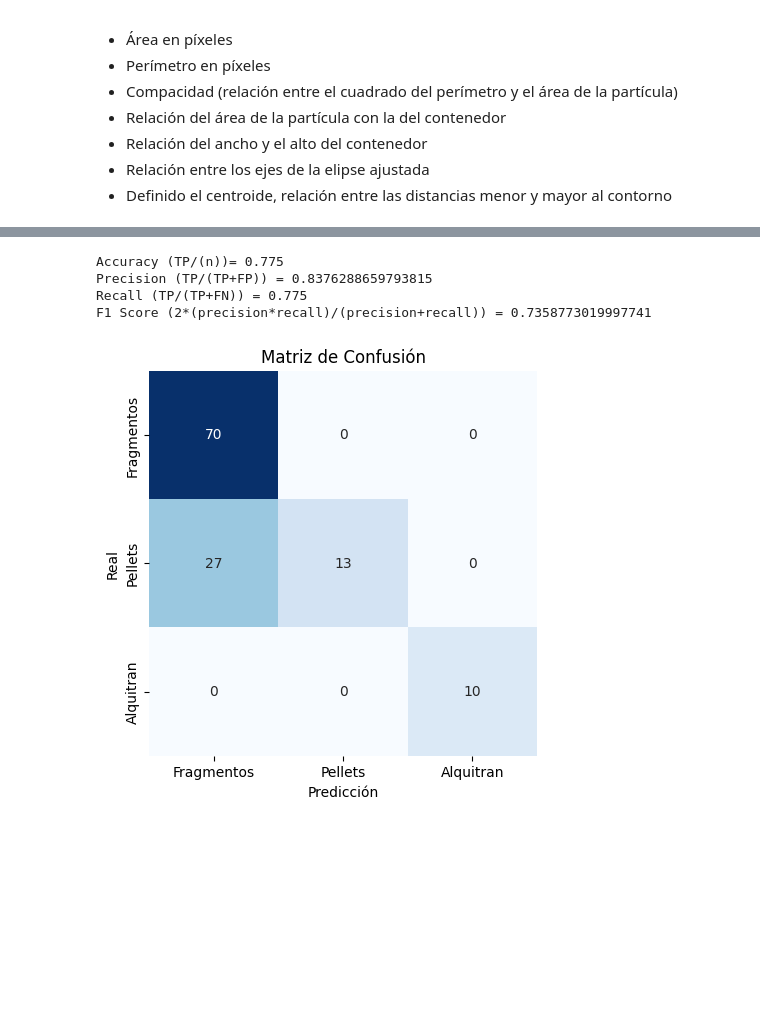
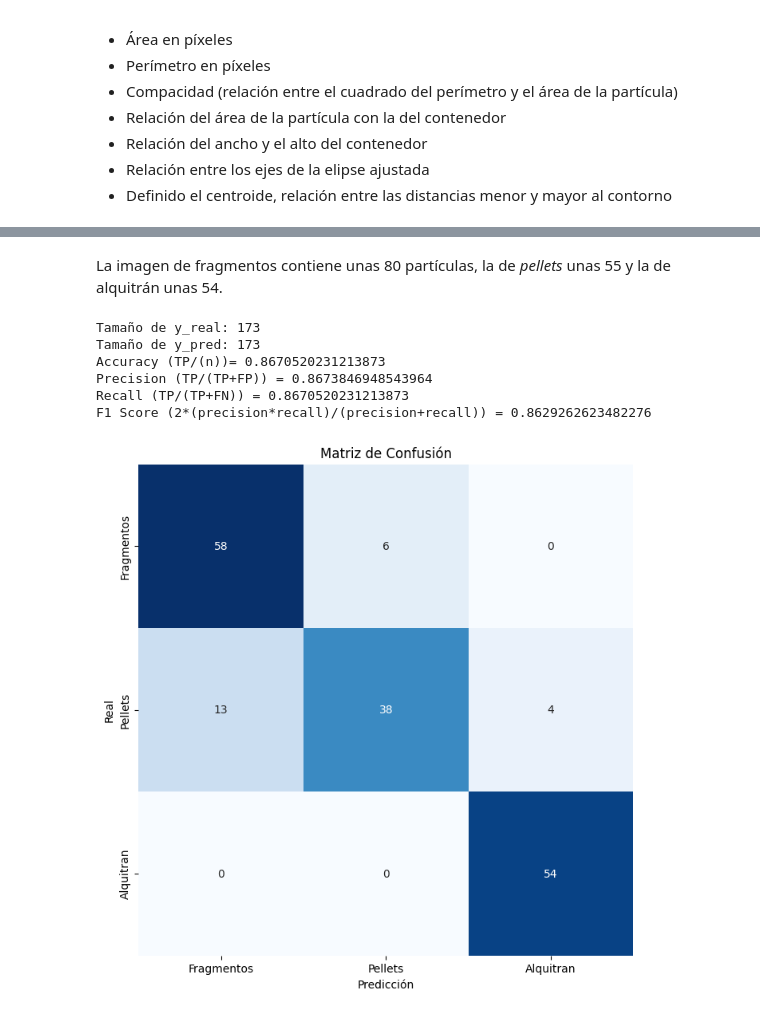
Before and after one commit to VisionPorComputador-G17/P3, a Jupyter notebook: VC_P3.ipynb, the cells around one changed output, grey strips where cells are left out. Drawn from its saved outputs; the diff is of its cells as text; code cells hidden in the pictures; blank space fills up the shorter version.

```diff
--- a/VC_P3.ipynb
+++ b/VC_P3.ipynb
@@ -230,39 +285,52 @@ Fragmentos: 45, Pellets: 13, Alquitran: 10
+# %% [markdown]
+La imagen de fragmentos contiene unas 80 partículas, la de *pellets* unas 55 y la de alquitrán unas 54.
 # %%
+from sklearn.metrics import confusion_matrix, accuracy_score, precision_score, recall_score, f1_score
 import seaborn as sns
-from sklearn.metrics import confusion_matrix, accuracy_score, precision_score, recall_score, f1_score
+import numpy as np
+import matplotlib.pyplot as plt
 
-# Valores reales
-# Alquitran: 10, Pellets: 40, Fragmentos: 70
-y_real = np.array([2] * 10 + [1] * 40 + [0] * 70)  # 0 = Fragmentos, 1 = Pellets, 2 = Alquitran
+# Valores reales (fragmentos, pellets, alquitrán)
+y_real = np.array([0] * 64 + [1] * 55 + [2] * 54)  # 0 = Fragmentos, 1 = Pellets, 2 = Alquitran
 
-# Valores predichos
-# Alquitran: 10, Pellets: 13, Fragmentos: 45
-y_pred = np.array([2] * 10 + [1] * 13 + [0] * 45 + [0] * (120 - 68))  # Asegurar que haya 120 elementos en total
+# Valores predichos basados en los resultados que diste
+y_pred = np.array(
+    [0] * 57 + [1] * 6  + [2] * 0 +  # Imagen de fragmentos
+    [0] * 14 + [1] * 37 + [2] * 4 +  # Imagen de pellets
+    [0] * 0  + [1] * 1  + [2] * 54   # Imagen de alquitran
+)
 
-# Cálculo de métricas
+# Verificar tamaño de los arrays
+print("Tamaño de y_real:", len(y_real))  # Debe ser 189
+print("Tamaño de y_pred:", len(y_pred))  # Debe ser 189
+
+# Calcular métricas
 accuracy = accuracy_score(y_real, y_pred)
-precision = precision_score(y_real, y_pred,average='weighted')
-recall = recall_score(y_real, y_pred,average='weighted')
-f1score = f1_score(y_real, y_pred,average='weighted')
+precision = precision_score(y_real, y_pred, average='weighted')
+recall = recall_score(y_real, y_pred, average='weighted')
+f1score = f1_score(y_real, y_pred, average='weighted')
 
 print(f"Accuracy (TP/(n))= {accuracy}")
 print(f"Precision (TP/(TP+FP)) = {precision}")
 print(f"Recall (TP/(TP+FN)) = {recall}")
 print(f"F1 Score (2*(precision*recall)/(precision+recall)) = {f1score}")
 
+# Calcular matriz de confusión
 matriz_confusion = confusion_matrix(y_real, y_pred)
 
 # Mostrar matriz de confusión
-plt.figure(figsize=(5, 5))
+plt.figure(figsize=(8, 8))
 sns.heatmap(matriz_confusion, annot=True, fmt="d", cmap='Blues', cbar=False,
             xticklabels=['Fragmentos', 'Pellets', 'Alquitran'], yticklabels=['Fragmentos', 'Pellets', 'Alquitran'])
 plt.xlabel('Predicción')
 plt.ylabel('Real')
 plt.title('Matriz de Confusión')
 plt.show()
 # %% [output]
-Accuracy (TP/(n))= 0.775
-Precision (TP/(TP+FP)) = 0.8376288659793815
-Recall (TP/(TP+FN)) = 0.775
-F1 Score (2*(precision*recall)/(precision+recall)) = 0.7358773019997741
+Tamaño de y_real: 173
+Tamaño de y_pred: 173
+Accuracy (TP/(n))= 0.8670520231213873
+Precision (TP/(TP+FP)) = 0.8673846948543964
+Recall (TP/(TP+FN)) = 0.8670520231213873
+F1 Score (2*(precision*recall)/(precision+recall)) = 0.8629262623482276
-[figure, old version]
+[figure, new version]
```
Also changed, not shown: parts of 5 cells of this notebook.
